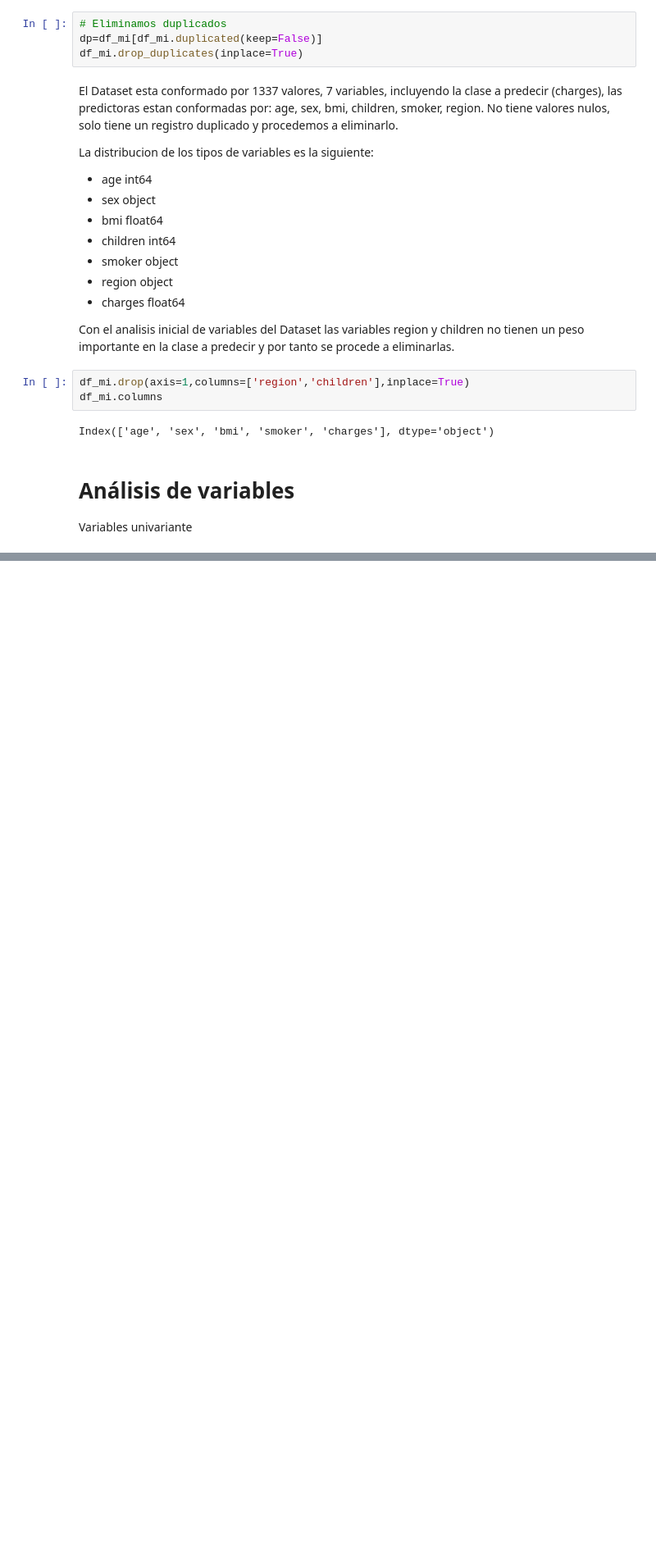
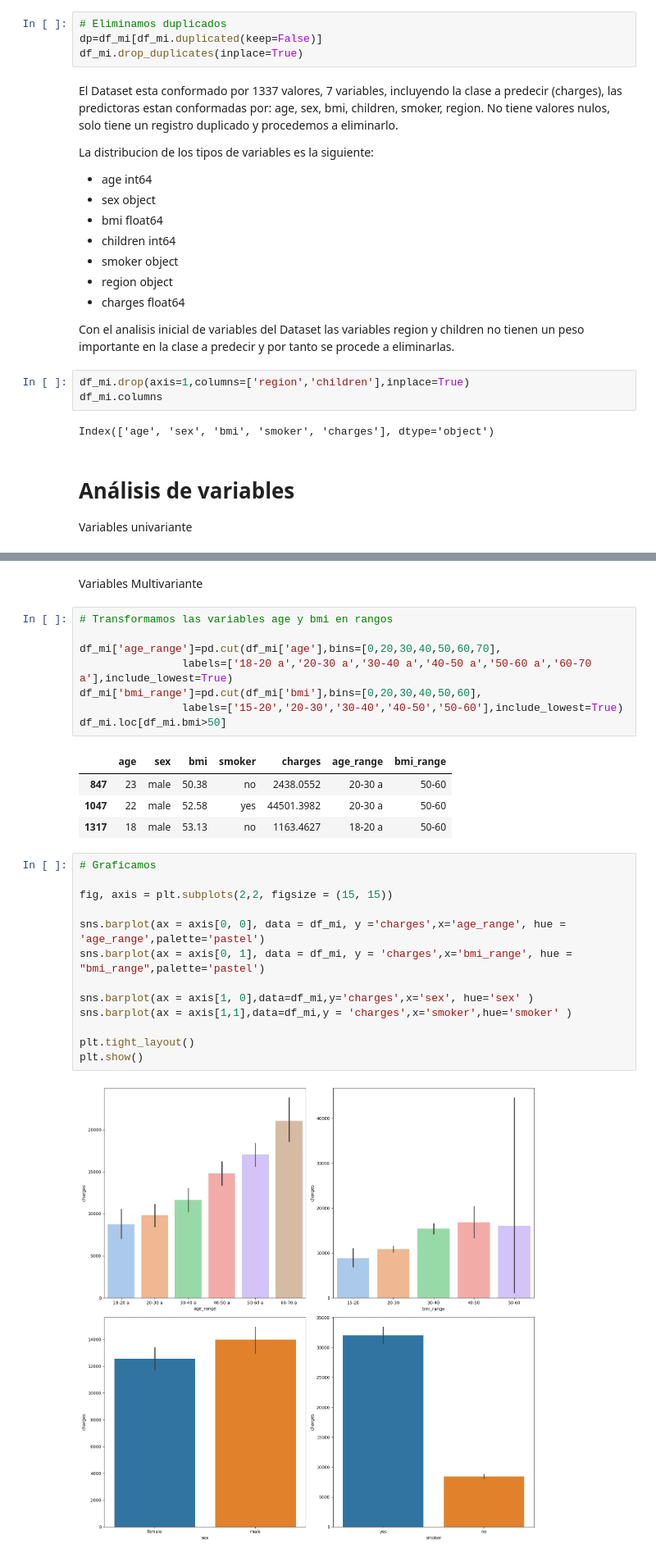
Before and after one commit to Jairo-Almanza/Proyecto-de-Regresi-n-Lineal, a Jupyter notebook: src/explore.ipynb, the cells around one changed output, grey strips where cells are left out. Shown at 82% size. Saved outputs shown, nothing was run; the diff lists cells and outputs as text; blank space fills up the shorter version.

```diff
--- a/src/explore.ipynb
+++ b/src/explore.ipynb
@@ -124,0 +226,30 @@ Variables univariante
+# %% [markdown]
+Variables Multivariante
+# %%
+# Transformamos las variables age y bmi en rangos
+
+df_mi['age_range']=pd.cut(df_mi['age'],bins=[0,20,30,40,50,60,70],
+                labels=['18-20 a','20-30 a','30-40 a','40-50 a','50-60 a','60-70 a'],include_lowest=True)
+df_mi['bmi_range']=pd.cut(df_mi['bmi'],bins=[0,20,30,40,50,60],
+                labels=['15-20','20-30','30-40','40-50','50-60'],include_lowest=True)
+df_mi.loc[df_mi.bmi>50]
+# %% [output]
+|  | age | sex | bmi | smoker | charges | age_range | bmi_range |
+| 847 | 23 | male | 50.38 | no | 2438.0552 | 20-30 a | 50-60 |
+| 1047 | 22 | male | 52.58 | yes | 44501.3982 | 20-30 a | 50-60 |
+| 1317 | 18 | male | 53.13 | no | 1163.4627 | 18-20 a | 50-60 |
+# %%
+# Graficamos
+
+fig, axis = plt.subplots(2,2, figsize = (15, 15))
+
+sns.barplot(ax = axis[0, 0], data = df_mi, y ='charges',x='age_range', hue = 'age_range',palette='pastel')
+sns.barplot(ax = axis[0, 1], data = df_mi, y = 'charges',x='bmi_range', hue = "bmi_range",palette='pastel')
+
+sns.barplot(ax = axis[1, 0],data=df_mi,y='charges',x='sex', hue='sex' )
+sns.barplot(ax = axis[1,1],data=df_mi,y = 'charges',x='smoker',hue='smoker' )
+
+plt.tight_layout()
+plt.show()
+# %% [output]
+[figure, added]
```
Also changed, not shown: parts of 23 cells of this notebook, 4 other files.
